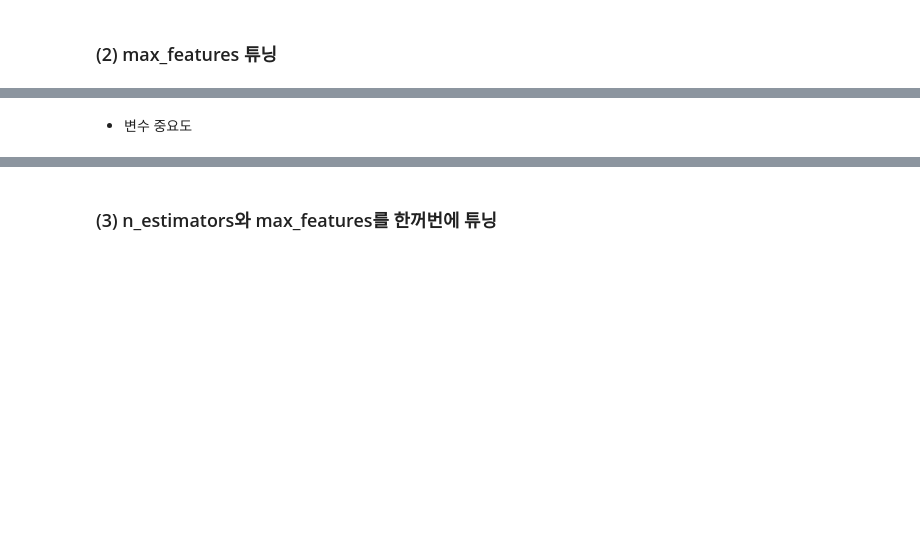
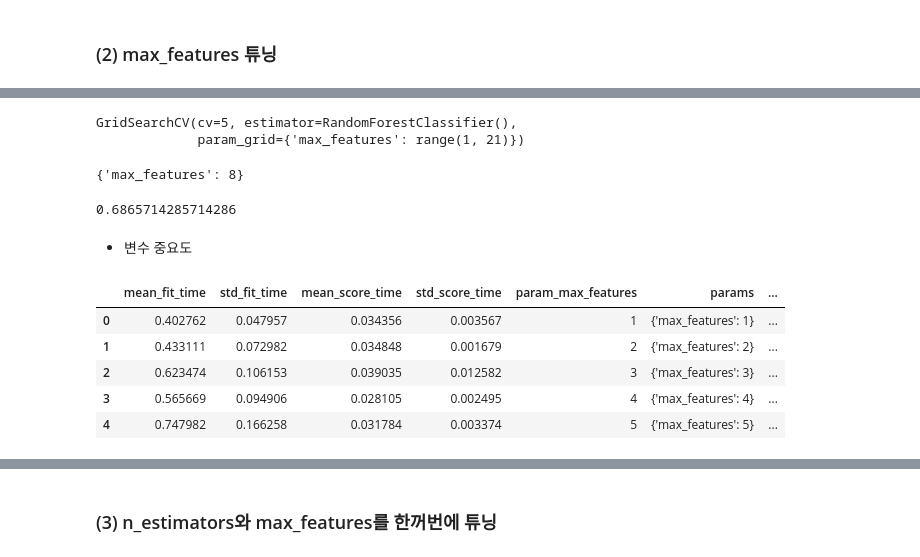
Before and after one commit to W00SUNGLEE/aivle, a Jupyter notebook: 8. 머신러닝/12과 Bagging.ipynb, the cells around one changed output, grey strips where cells are left out. Saved outputs shown, nothing was run; the diff lists cells and outputs as text; code cells hidden in the pictures; blank space fills up the shorter version.

```diff
--- a/8. 머신러닝/12과 Bagging.ipynb
+++ b/8. 머신러닝/12과 Bagging.ipynb
@@ -262,0 +267,2 @@ plt.show()
+# %%
+model = RandomForestClassifier()
@@ -263,2 +273,25 @@ plt.show()
+# %%
+model_gs.fit(x_train, y_train)
+# %% [output]
+GridSearchCV(cv=5, estimator=RandomForestClassifier(),
+             param_grid={'max_features': range(1, 21)})
+# %%
+model_gs.best_params_
+# %% [output]
+{'max_features': 8}
+# %%
+model_gs.best_score_
+# %% [output]
+0.6865714285714286
 # %% [markdown]
 * 변수 중요도
+# %%
+result = pd.DataFrame(model_gs.cv_results_)
+result.head()
+# %% [output]
+|  | mean_fit_time | std_fit_time | mean_score_time | std_score_time | param_max_features | params | ... |
+| 0 | 0.402762 | 0.047957 | 0.034356 | 0.003567 | 1 | {'max_features': 1} | ... |
+| 1 | 0.433111 | 0.072982 | 0.034848 | 0.001679 | 2 | {'max_features': 2} | ... |
+| 2 | 0.623474 | 0.106153 | 0.039035 | 0.012582 | 3 | {'max_features': 3} | ... |
+| 3 | 0.565669 | 0.094906 | 0.028105 | 0.002495 | 4 | {'max_features': 4} | ... |
+| 4 | 0.747982 | 0.166258 | 0.031784 | 0.003374 | 5 | {'max_features': 5} | ... |
```
Also changed, not shown: parts of 15 cells of this notebook, 6 other files.
